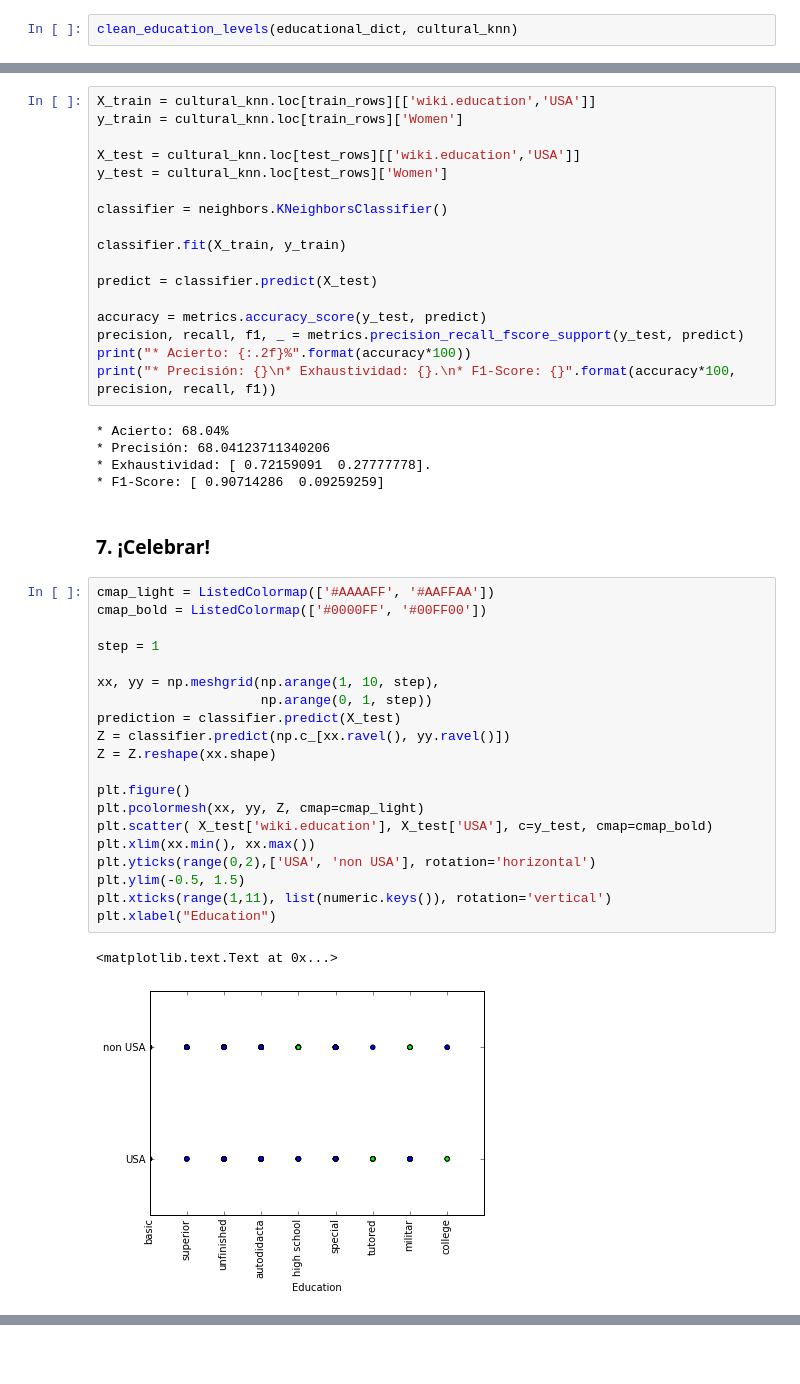
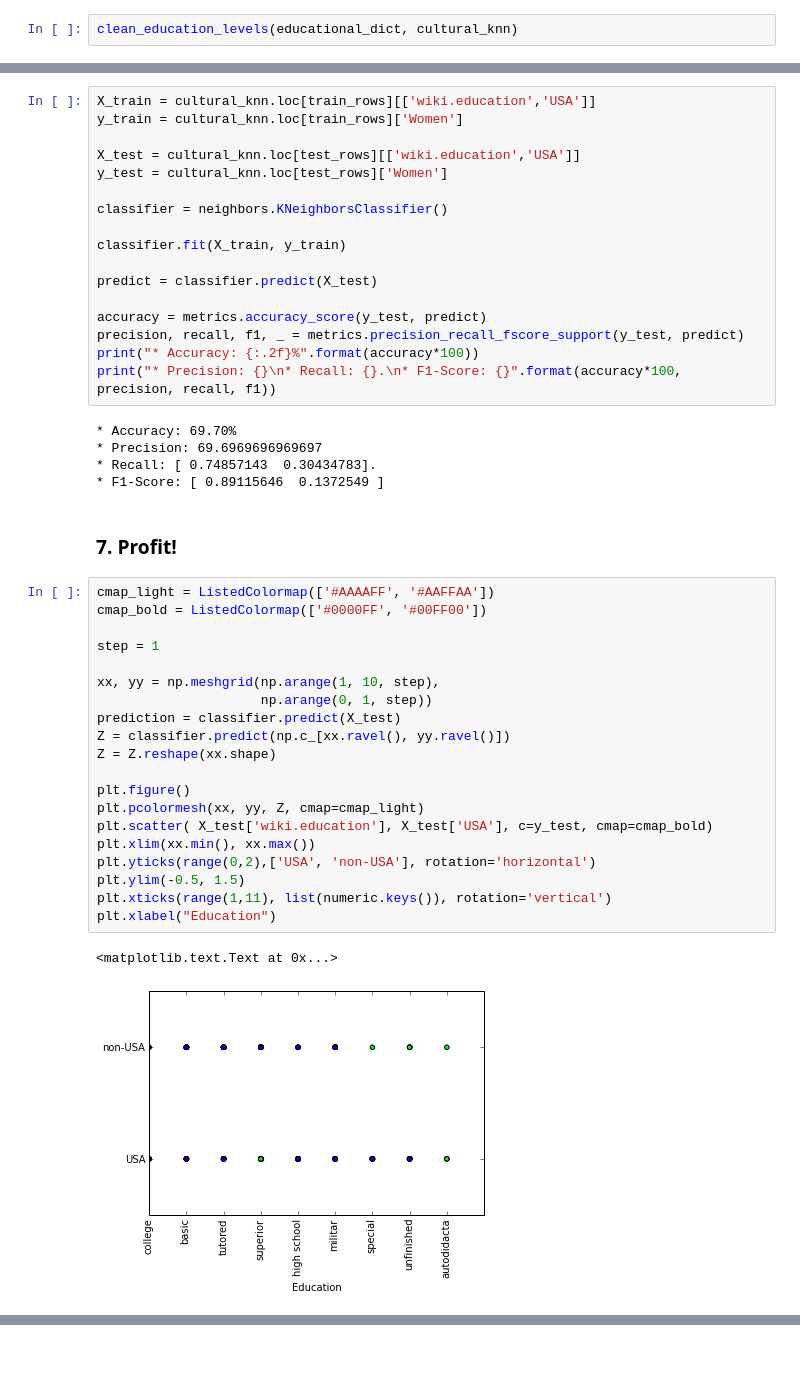
Before and after one commit to maigimenez/aurora, a Jupyter notebook: Aurora.ipynb, the cells around one changed output, grey strips where cells are left out. Cells and saved outputs as stored; diff of their text form.

```diff
--- a/Aurora.ipynb
+++ b/Aurora.ipynb
@@ -1322,35 +1342,35 @@ predict = classifier.predict(X_test)
 
 accuracy = metrics.accuracy_score(y_test, predict)
 precision, recall, f1, _ = metrics.precision_recall_fscore_support(y_test, predict)
-print("* Acierto: {:.2f}%".format(accuracy*100))
-print("* Precisión: {}\n* Exhaustividad: {}.\n* F1-Score: {}".format(accuracy*100, precision, recall, f1))
+print("* Accuracy: {:.2f}%".format(accuracy*100))
+print("* Precision: {}\n* Recall: {}.\n* F1-Score: {}".format(accuracy*100, precision, recall, f1))
 # %% [output]
-* Acierto: 68.04%
-* Precisión: 68.04123711340206
-* Exhaustividad: [ 0.72159091  0.27777778].
-* F1-Score: [ 0.90714286  0.09259259]
+* Accuracy: 69.70%
+* Precision: 69.6969696969697
+* Recall: [ 0.74857143  0.30434783].
+* F1-Score: [ 0.89115646  0.1372549 ]
 # %% [markdown]
-### 7. ¡Celebrar!
+### 7. Profit!
 # %%
 cmap_light = ListedColormap(['#AAAAFF', '#AAFFAA'])
 cmap_bold = ListedColormap(['#0000FF', '#00FF00'])
 
 step = 1
 
 xx, yy = np.meshgrid(np.arange(1, 10, step),
                      np.arange(0, 1, step))
 prediction = classifier.predict(X_test)
 Z = classifier.predict(np.c_[xx.ravel(), yy.ravel()])
 Z = Z.reshape(xx.shape)
 
 plt.figure()
 plt.pcolormesh(xx, yy, Z, cmap=cmap_light)
 plt.scatter( X_test['wiki.education'], X_test['USA'], c=y_test, cmap=cmap_bold)
 plt.xlim(xx.min(), xx.max())
-plt.yticks(range(0,2),['USA', 'non USA'], rotation='horizontal')
+plt.yticks(range(0,2),['USA', 'non-USA'], rotation='horizontal')
 plt.ylim(-0.5, 1.5)
 plt.xticks(range(1,11), list(numeric.keys()), rotation='vertical')
 plt.xlabel("Education")
 # %% [output]
 <matplotlib.text.Text at 0x...>
-[figure, old version]
+[figure, new version]
```
Also changed, not shown: parts of 195 cells of this notebook.
